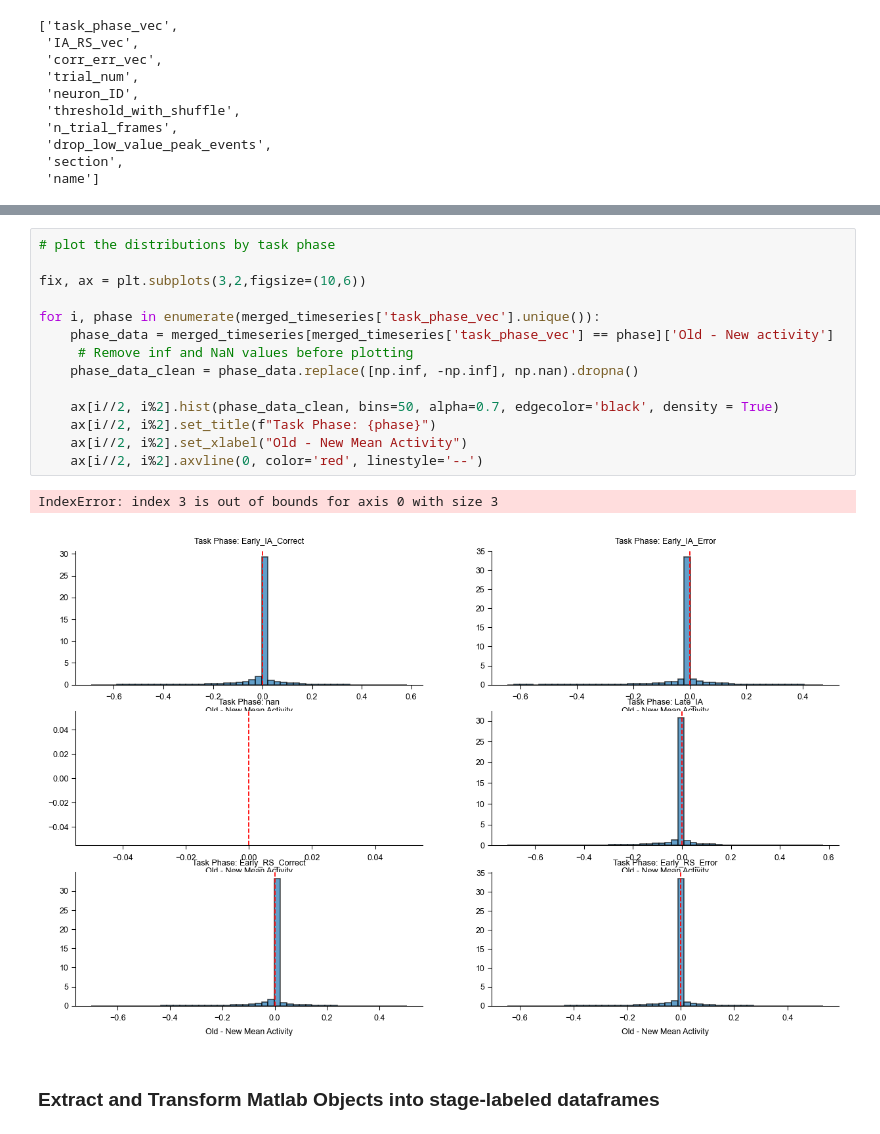
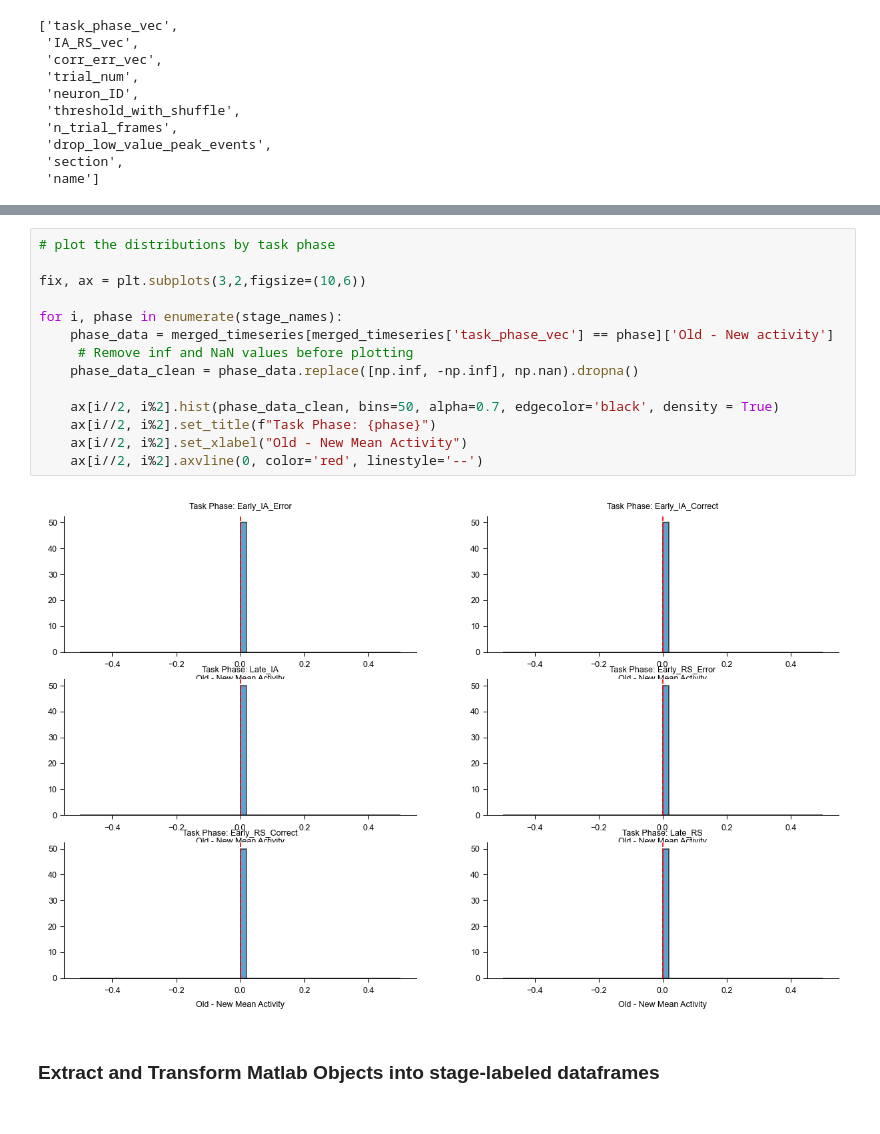
Before and after one commit to cjohnsoncruz/dlx56_mPFC_1p_SohalLab, a Jupyter notebook: code/preprocess matlab data v4.ipynb, the cells around one changed output, grey strips where cells are left out. Cells and saved outputs as stored; diff of their text form.

```diff
--- a/code/preprocess matlab data v4.ipynb
+++ b/code/preprocess matlab data v4.ipynb
@@ -527,20 +511,19 @@ merged_timeseries.groupby('task_phase_vec')['Old - New activity'].describe()
 # %%
 # plot the distributions by task phase
 
 fix, ax = plt.subplots(3,2,figsize=(10,6))
 
-for i, phase in enumerate(merged_timeseries['task_phase_vec'].unique()):
+for i, phase in enumerate(stage_names):
     phase_data = merged_timeseries[merged_timeseries['task_phase_vec'] == phase]['Old - New activity']
      # Remove inf and NaN values before plotting
     phase_data_clean = phase_data.replace([np.inf, -np.inf], np.nan).dropna()
 
     ax[i//2, i%2].hist(phase_data_clean, bins=50, alpha=0.7, edgecolor='black', density = True)
     ax[i//2, i%2].set_title(f"Task Phase: {phase}")
     ax[i//2, i%2].set_xlabel("Old - New Mean Activity")
     ax[i//2, i%2].axvline(0, color='red', linestyle='--')
 # %% [output]
-IndexError: index 3 is out of bounds for axis 0 with size 3
-[figure, old version]
+[figure, new version]
 # %% [markdown]
 ### Extract and Transform Matlab Objects into stage-labeled dataframes
 # %% [markdown]
```
Also changed, not shown: parts of 12 cells of this notebook, 8 other files.
